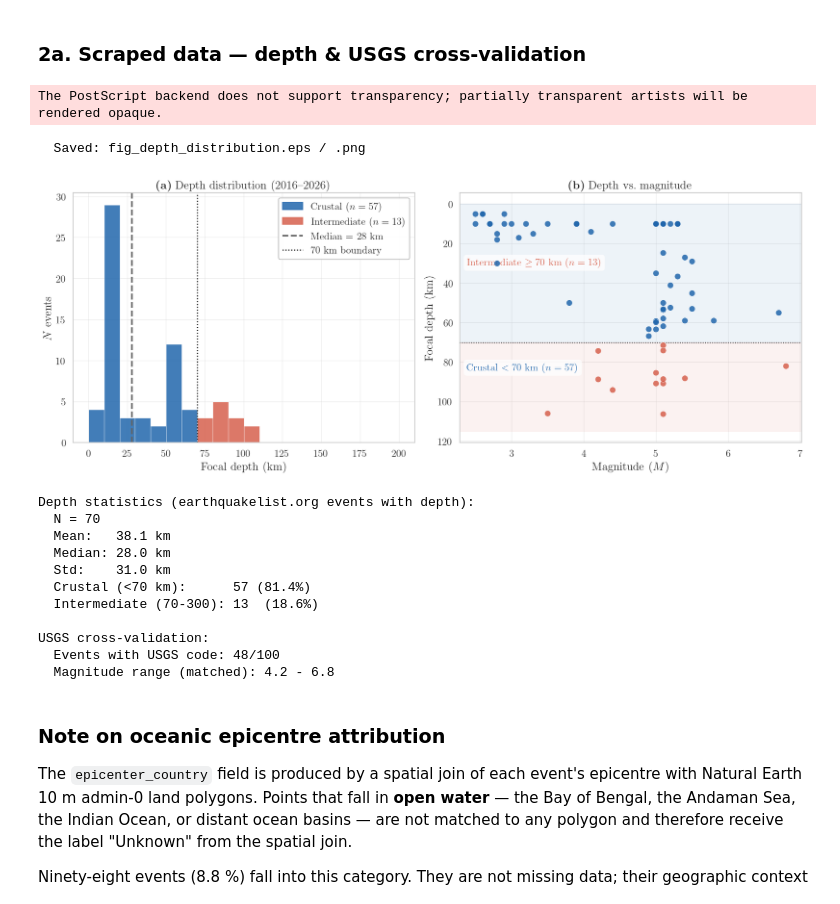
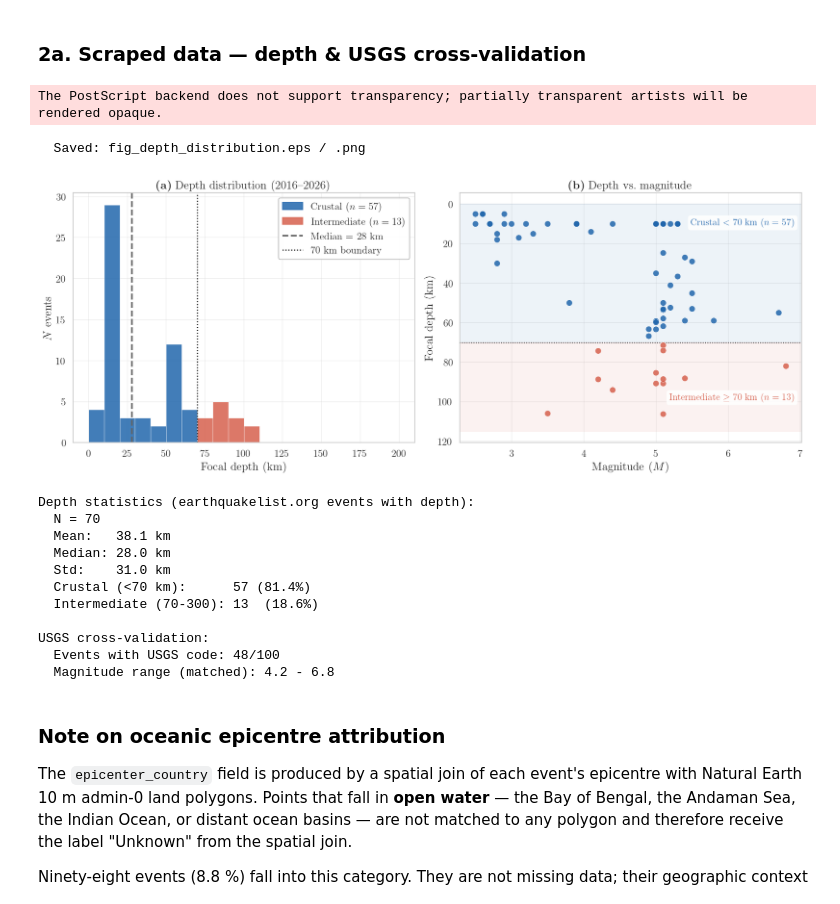
Before and after one commit to awnonbhowmik/Seismic-BD, a Jupyter notebook: analysis.ipynb, the cells around one changed output. Drawn from its saved outputs; the diff is of its cells as text; code cells hidden in the pictures.

```diff
--- a/analysis.ipynb
+++ b/analysis.ipynb
@@ -307,43 +307,46 @@ sns.scatterplot(data=el_depth, x="magnitude", y="depth_km",
                 edgecolor="white", linewidth=0.4, ax=ax, zorder=5)
 ax.set_xlabel(r"Magnitude ($M$)")
 ax.set_ylabel(r"Focal depth (km)")
 ax.set_title(r"\textbf{(b)} Depth vs.\ magnitude", fontweight="bold")
 ax.invert_yaxis()
 
-# Zone labels inside the plot (on the band, not the margin — large, visible)
-ax.text(0.02, 0.30, rf"Crustal  $<70$ km  ($n={n_crustal}$)",
-        ha="left", va="center", transform=ax.transAxes,
-        fontsize=FS, color=DEEP_PAL["Crustal"], fontweight="bold",
-        bbox=dict(boxstyle="round,pad=0.3", fc="white", alpha=0.75, ec="none"))
-ax.text(0.02, 0.72, rf"Intermediate  $\geq70$ km  ($n={n_inter}$)",
-        ha="left", va="center", transform=ax.transAxes,
-        fontsize=FS, color=DEEP_PAL["Intermediate"], fontweight="bold",
-        bbox=dict(boxstyle="round,pad=0.3", fc="white", alpha=0.75, ec="none"))
+# Zone labels — placed on the right side (high-magnitude end) where dot density
+# is low, avoiding overlap with the scatter cloud.
+# y-axis is inverted: shallow (crustal) is at the TOP of the plot, so crustal
+# label goes near axes y=0.88; intermediate near axes y=0.18.
+ax.text(0.98, 0.88, rf"Crustal  $<70$ km  ($n={n_crustal}$)",
+        ha="right", va="center", transform=ax.transAxes,
+        fontsize=FS-1, color=DEEP_PAL["Crustal"], fontweight="bold",
+        bbox=dict(boxstyle="round,pad=0.3", fc="white", alpha=0.85, ec="none"))
+ax.text(0.98, 0.18, rf"Intermediate  $\geq70$ km  ($n={n_inter}$)",
+        ha="right", va="center", transform=ax.transAxes,
+        fontsize=FS-1, color=DEEP_PAL["Intermediate"], fontweight="bold",
+        bbox=dict(boxstyle="round,pad=0.3", fc="white", alpha=0.85, ec="none"))
 
 ax.get_legend().remove()   # info already in zone labels
 
 plt.tight_layout()
 save_fig("fig_depth_distribution", fig)
 plt.show()
 
 # Print depth stats
 print("Depth statistics (earthquakelist.org events with depth):")
 print(f"  N = {len(el_depth)}")
 print(f"  Mean:   {el_depth['depth_km'].mean():.1f} km")
 print(f"  Median: {el_depth['depth_km'].median():.1f} km")
 print(f"  Std:    {el_depth['depth_km'].std():.1f} km")
 print(f"  Crustal (<70 km):      {n_crustal} ({n_crustal/len(el_depth)*100:.1f}%)")
 print(f"  Intermediate (70-300): {n_inter}  ({n_inter/len(el_depth)*100:.1f}%)")
 
 # USGS cross-validation summary
 usgs = df_el[df_el["usgs_code"].notna()]
 print(f"\nUSGS cross-validation:")
 print(f"  Events with USGS code: {len(usgs)}/{len(df_el)}")
 print(f"  Magnitude range (matched): {usgs.magnitude.min():.1f} - {usgs.magnitude.max():.1f}")
 # %% [output]
 The PostScript backend does not support transparency; partially transparent artists will be rendered opaque.
   Saved: fig_depth_distribution.eps / .png
-[figure, old version]
+[figure, new version]
 Depth statistics (earthquakelist.org events with depth):
   N = 70
   Mean:   38.1 km
```
Also changed, not shown: parts of 1 cell of this notebook, 5 other files.
